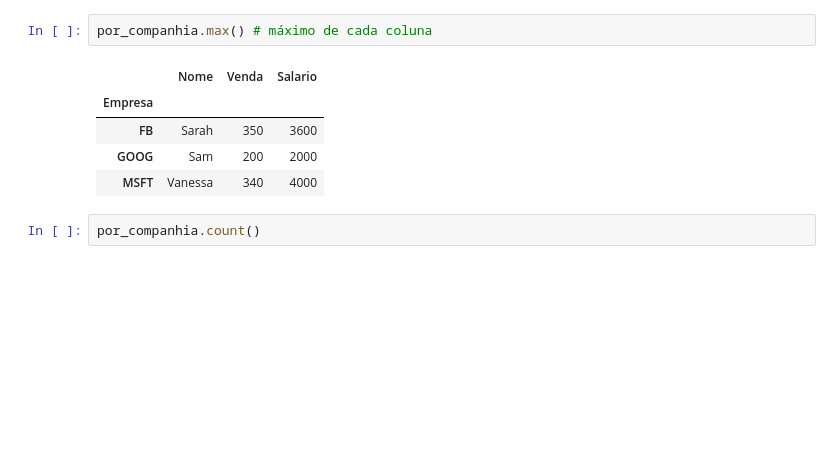
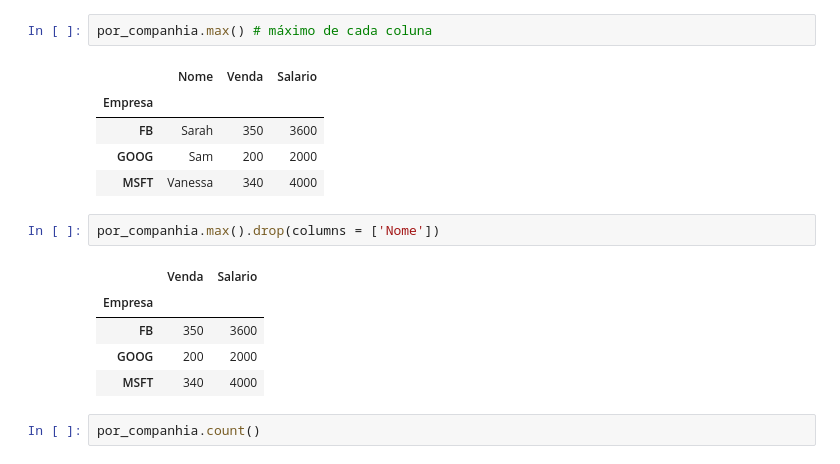
Before and after one commit to lauraemmanuella/DataScience, a Jupyter notebook: 4_AnaliseExplicita.ipynb, the cells around one changed output. Drawn from its saved outputs; the diff is of its cells as text; blank space fills up the shorter version.

```diff
--- a/4_AnaliseExplicita.ipynb
+++ b/4_AnaliseExplicita.ipynb
@@ -372,6 +373,14 @@ por_companhia.max() # máximo de cada coluna
 | FB | Sarah | 350 | 3600 |
 | GOOG | Sam | 200 | 2000 |
 | MSFT | Vanessa | 340 | 4000 |
+# %%
+por_companhia.max().drop(columns = ['Nome'])
+# %% [output]
+|  | Venda | Salario |
+| Empresa |  |  |
+| FB | 350 | 3600 |
+| GOOG | 200 | 2000 |
+| MSFT | 340 | 4000 |
 # %%
 por_companhia.count()
 # %% [output]
```
Also changed, not shown: parts of 20 cells of this notebook.
